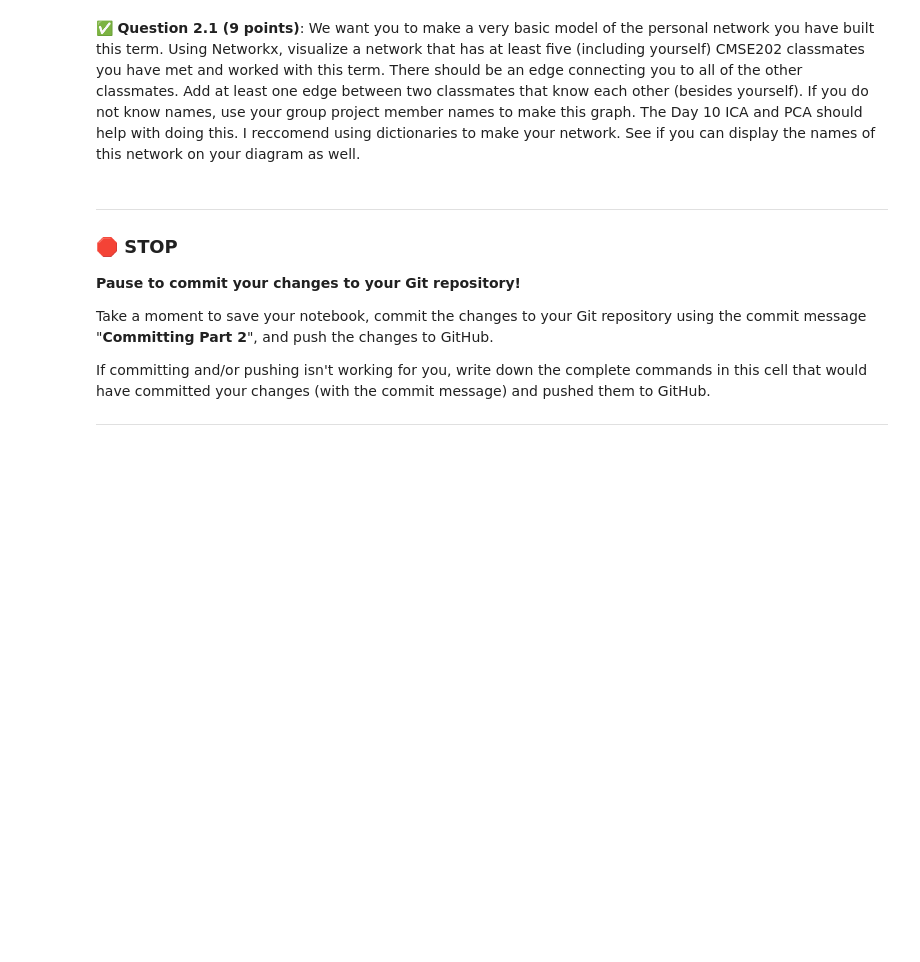
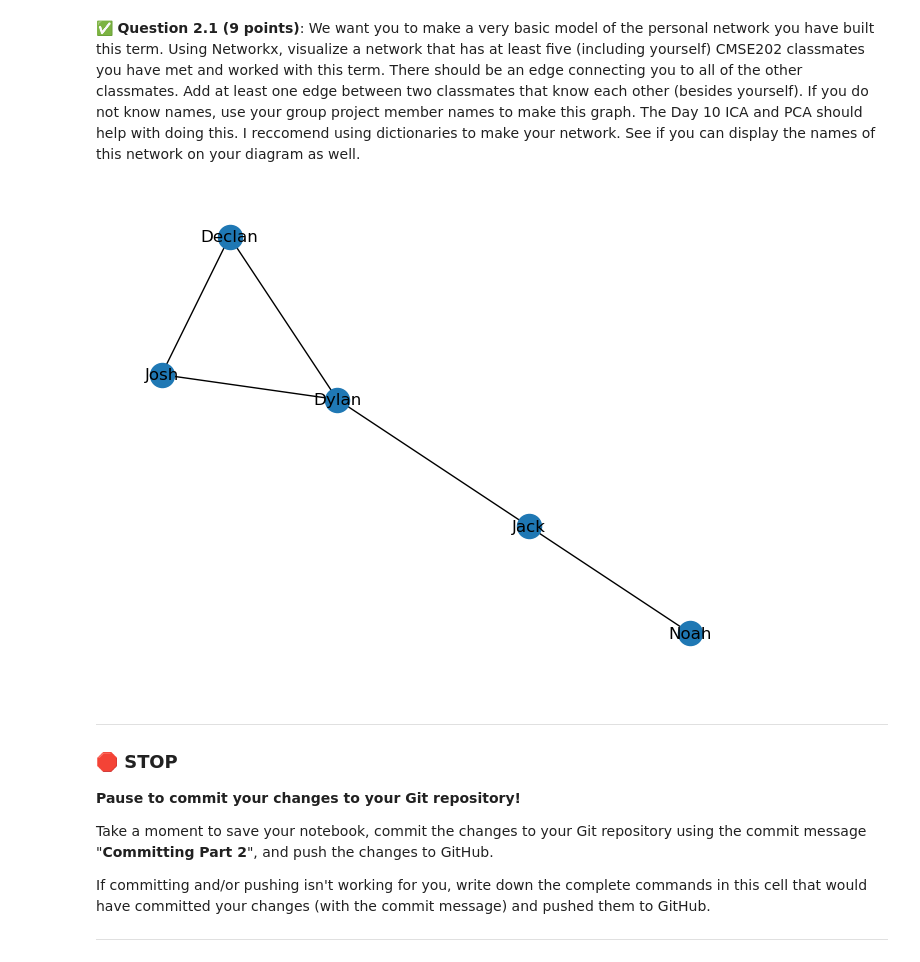
Before and after one commit to jackcienkus/CMSE202-s25-turnin, a Jupyter notebook: exams/final/CMSE202-Final-SS25-Section001-STUDENT.ipynb, the cells around one changed output. Saved outputs shown, nothing was run; the diff lists cells and outputs as text; code cells hidden in the pictures; blank space fills up the shorter version.

```diff
--- a/exams/final/CMSE202-Final-SS25-Section001-STUDENT.ipynb
+++ b/exams/final/CMSE202-Final-SS25-Section001-STUDENT.ipynb
@@ -54,3 +57,26 @@ git clone https://github.com/jackcienkus/CMSE202-s25-turnin.git
+# %%
+### Put your code for Question 2.1 here
+# source [1]
+g = nx.Graph()
+g.add_node("Jack")
+g.add_node("Dylan")
+g.add_node("Declan")
+g.add_node("Josh")
+g.add_node("Noah")
+g.add_edge("Jack", "Noah")
+g.add_edge("Jack", "Dylan")
+g.add_edge("Dylan", "Josh")
+g.add_edge("Josh", "Declan")
+g.add_edge("Declan", "Dylan")
+nx.draw(g, with_labels=True)
+
+
+# # # # # # # # # # # # # # # # # # # # # # # # # # # # # # # # # # # # # # # # # # # # # # # # # # # # # # # #
+# [1] Prajnal Mittal. "Plotting networkx graph with node labels defaulting to node name." stackexchange.com.
+#     Accessed May 1, 2025. Available: https://stackoverflow.com/questions/28533111/plotting-networkx-graph-with-node-labels-defaulting-to-node-name
+# # # # # # # # # # # # # # # # # # # # # # # # # # # # # # # # # # # # # # # # # # # # # # # # # # # # # # # # # # # # # # # # # #
+# %% [output]
+[figure, added]
 # %% [markdown]
 ---
 ### &#128721; STOP
```
Also changed, not shown: parts of 2 cells of this notebook.
